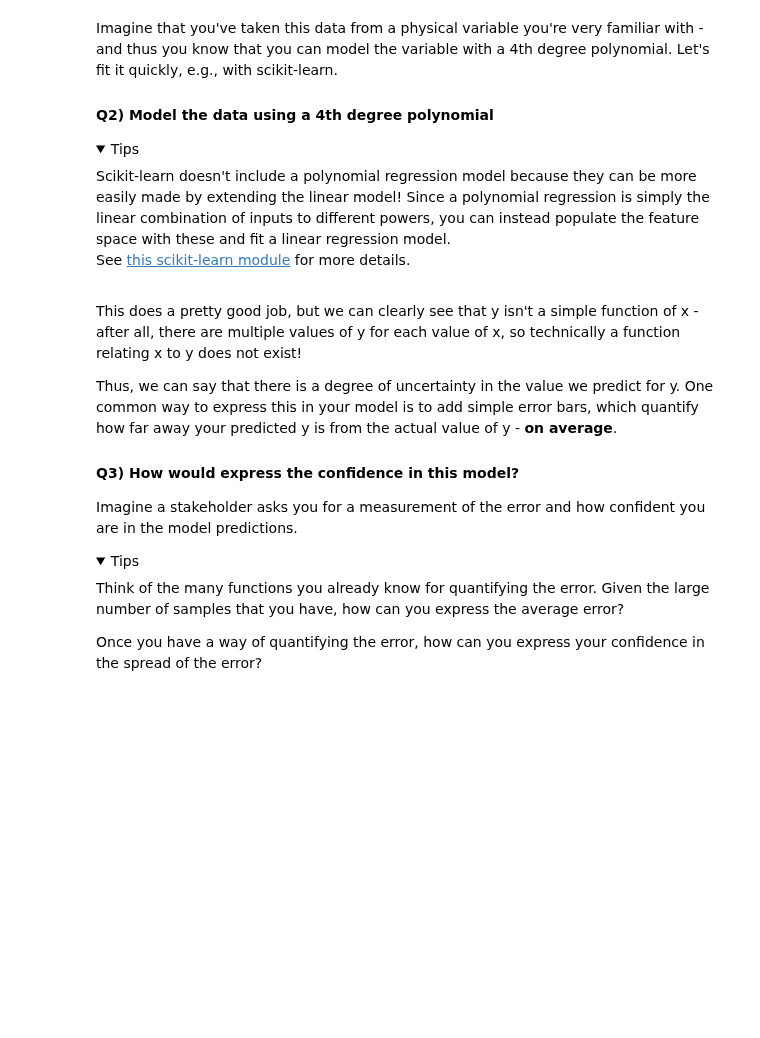
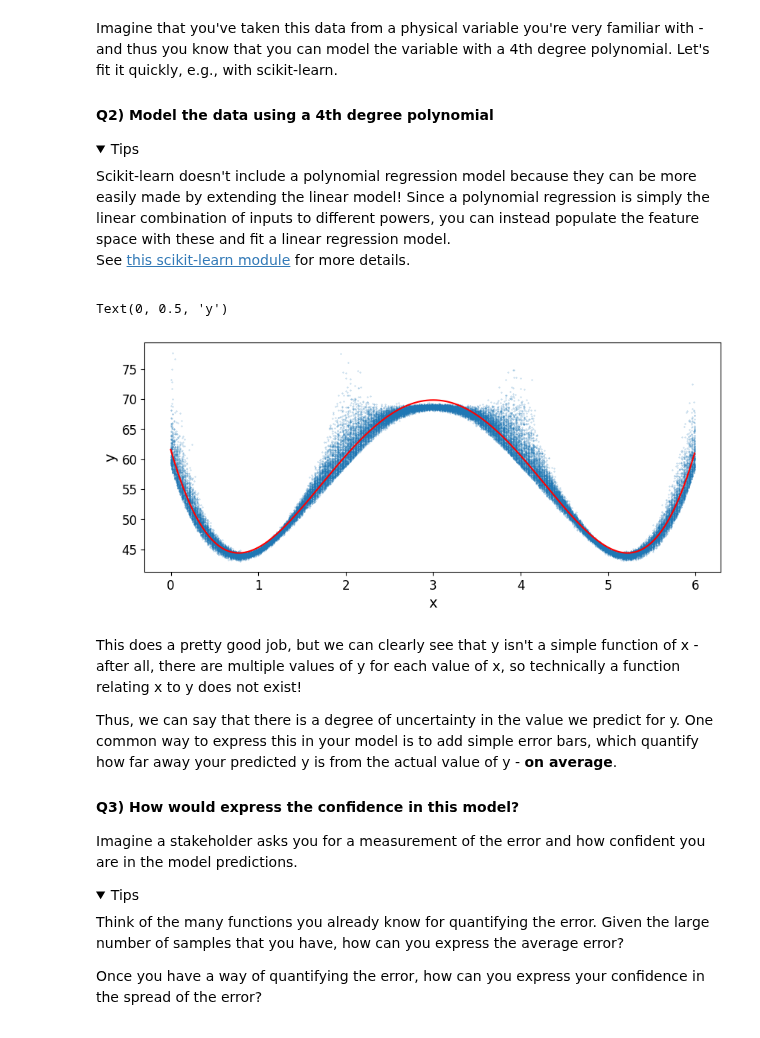
Before and after one commit to larasauser/2024_MLEES, a Jupyter notebook: Labs/09_GenerativeAI.ipynb, the cells around one changed output. Drawn from its saved outputs; the diff is of its cells as text; code cells hidden in the pictures; folded sections open; blank space fills up the shorter version.

```diff
--- a/Labs/09_GenerativeAI.ipynb
+++ b/Labs/09_GenerativeAI.ipynb
@@ -169,3 +187,30 @@ See <a href="https://scikit-learn.org/stable/modules/generated/sklearn.preproces
+# %%
+# Fit a 4th degree polynomial regression model using scikit-learn
+#Import
+from sklearn.preprocessing import PolynomialFeatures
+from sklearn.linear_model import LinearRegression
+
+#4th degree polynomial regression
+poly_features = PolynomialFeatures(degree=4, include_bias=False)
+x_poly = poly_features.fit_transform(x.reshape(-1, 1))
+
+lin_reg = LinearRegression()
+lin_reg.fit(x_poly, y)
+
+#pred
+x_pred = np.linspace(x.min(), x.max(), 500)
+x_pred_poly = poly_features.transform(x_pred.reshape(-1, 1))
+y_pred = lin_reg.predict(x_pred_poly)
+# %%
+# Plot the polynomial regression and the datapoints
+fig, ax = plt.subplots(figsize = (10,4))
+ax.scatter(x, y, s=0.1, alpha=0.5)
+ax.plot(x_pred, y_pred, alpha=1, color='red')
+ax.set_xlabel('x')
+ax.set_ylabel('y')
+# %% [output]
+Text(0, 0.5, 'y')
+[figure, added]
 # %%
 #@markdown Here's one solution for fitting the model. Double click to see the answer.
 %%script false --no-raise-error
```
Also changed, not shown: parts of 30 cells of this notebook.
